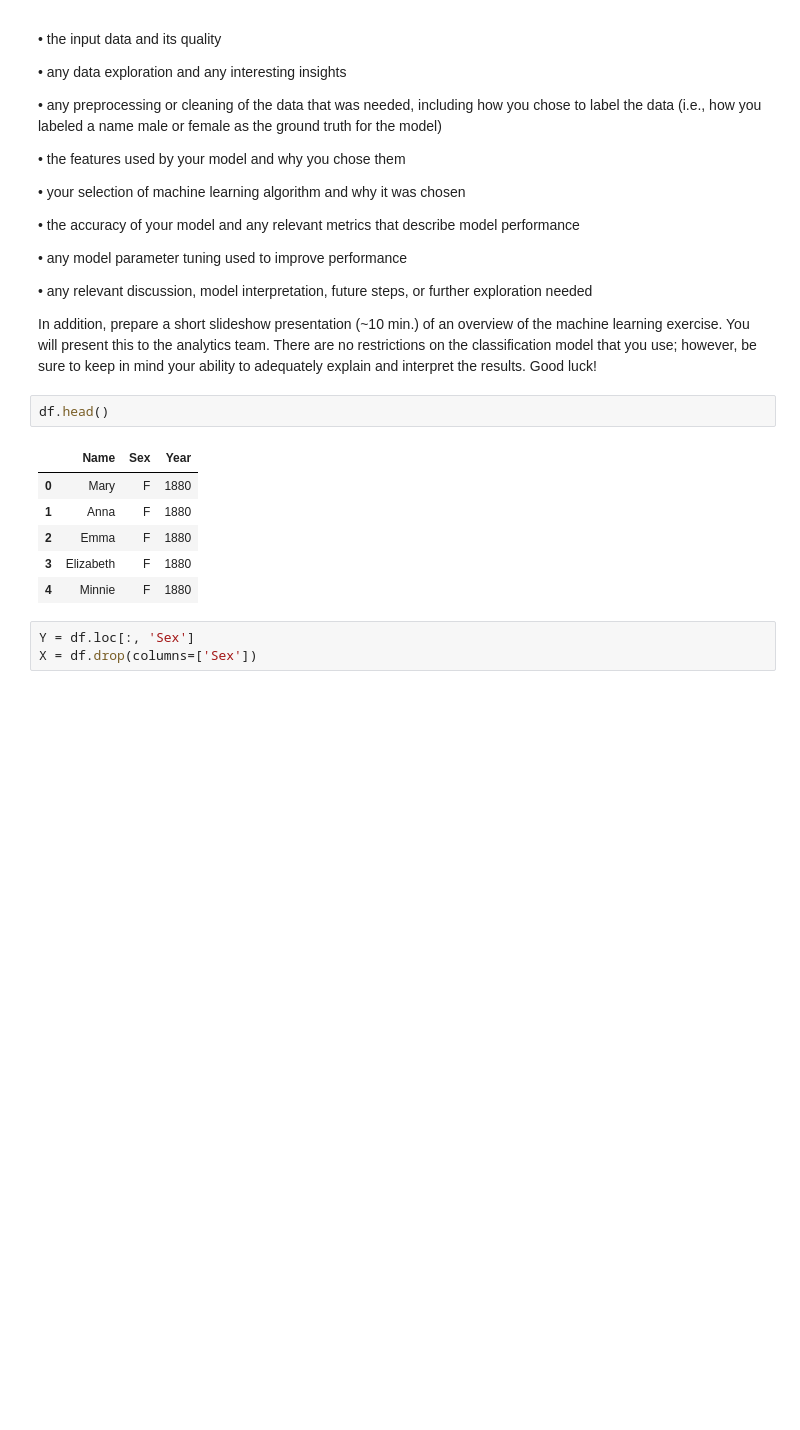
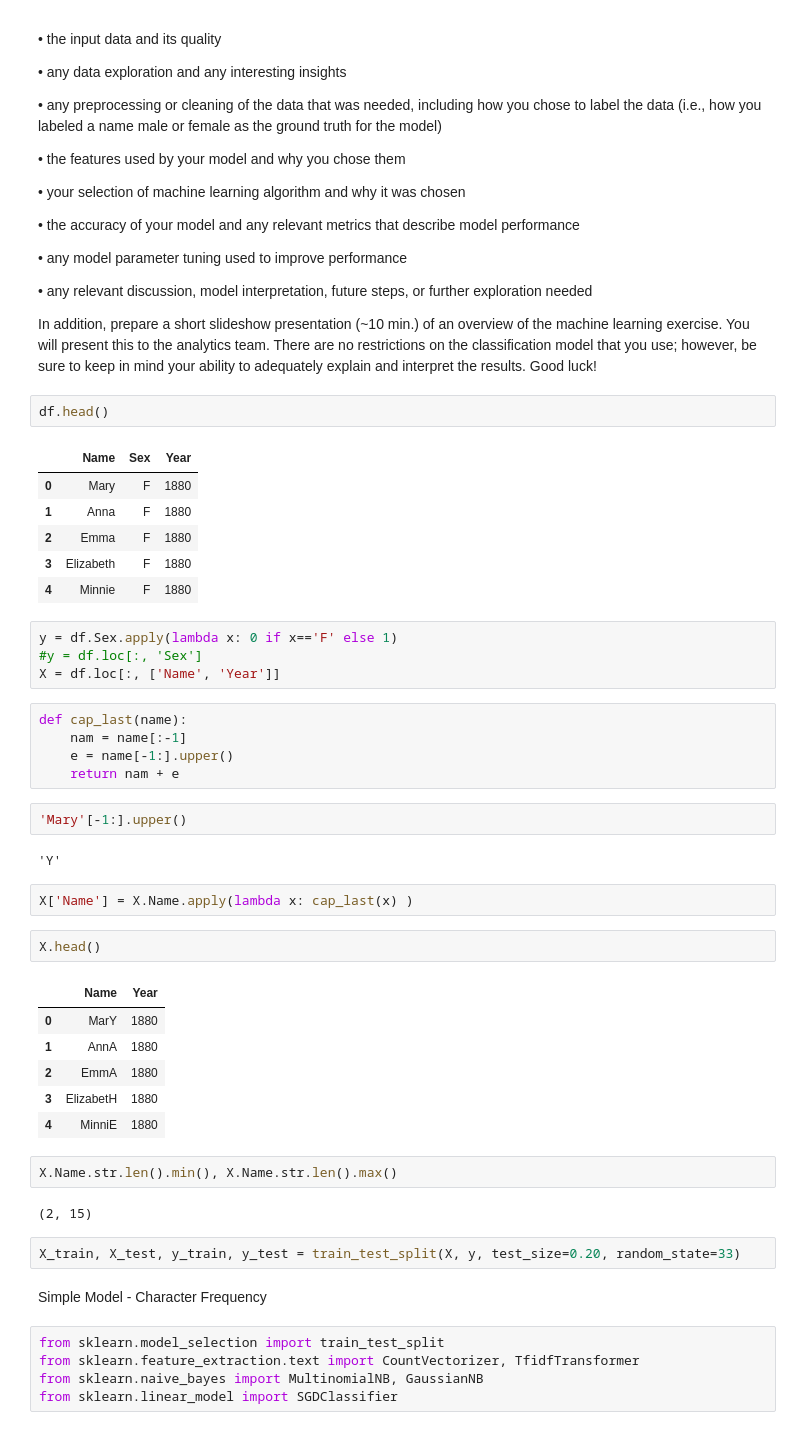
Before and after one commit to tjslezak/dignity-health-challenge, a Jupyter notebook: dh-challenge.ipynb, the cells around one changed output. Saved outputs shown, nothing was run; the diff lists cells and outputs as text; blank space fills up the shorter version.

Commit message:
Initial model runs

```diff
--- a/dh-challenge.ipynb
+++ b/dh-challenge.ipynb
@@ -359,6 +368,40 @@ df.head()
 | 2 | Emma | F | 1880 |
 | 3 | Elizabeth | F | 1880 |
 | 4 | Minnie | F | 1880 |
-# %%
-Y = df.loc[:, 'Sex']
-X = df.drop(columns=['Sex'])
+# %%
+y = df.Sex.apply(lambda x: 0 if x=='F' else 1)
+#y = df.loc[:, 'Sex']
+X = df.loc[:, ['Name', 'Year']]
+# %%
+def cap_last(name):
+    nam = name[:-1]
+    e = name[-1:].upper()
+    return nam + e
+# %%
+'Mary'[-1:].upper()
+# %% [output]
+'Y'
+# %%
+X['Name'] = X.Name.apply(lambda x: cap_last(x) )
+# %%
+X.head()
+# %% [output]
+|  | Name | Year |
+| 0 | MarY | 1880 |
+| 1 | AnnA | 1880 |
+| 2 | EmmA | 1880 |
+| 3 | ElizabetH | 1880 |
+| 4 | MinniE | 1880 |
+# %%
+X.Name.str.len().min(), X.Name.str.len().max()
+# %% [output]
+(2, 15)
+# %%
+X_train, X_test, y_train, y_test = train_test_split(X, y, test_size=0.20, random_state=33)
+# %% [markdown]
+Simple Model - Character Frequency
+# %%
+from sklearn.model_selection import train_test_split
+from sklearn.feature_extraction.text import CountVectorizer, TfidfTransformer
+from sklearn.naive_bayes import MultinomialNB, GaussianNB
+from sklearn.linear_model import SGDClassifier
```
Also changed, not shown: parts of 30 cells of this notebook.
